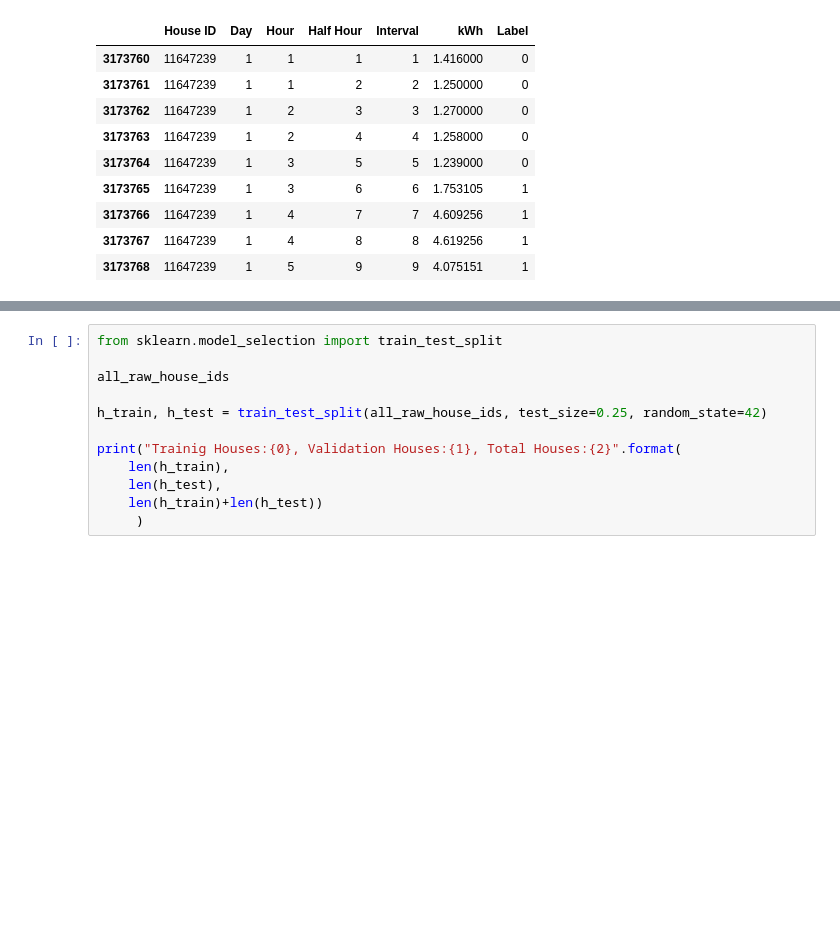
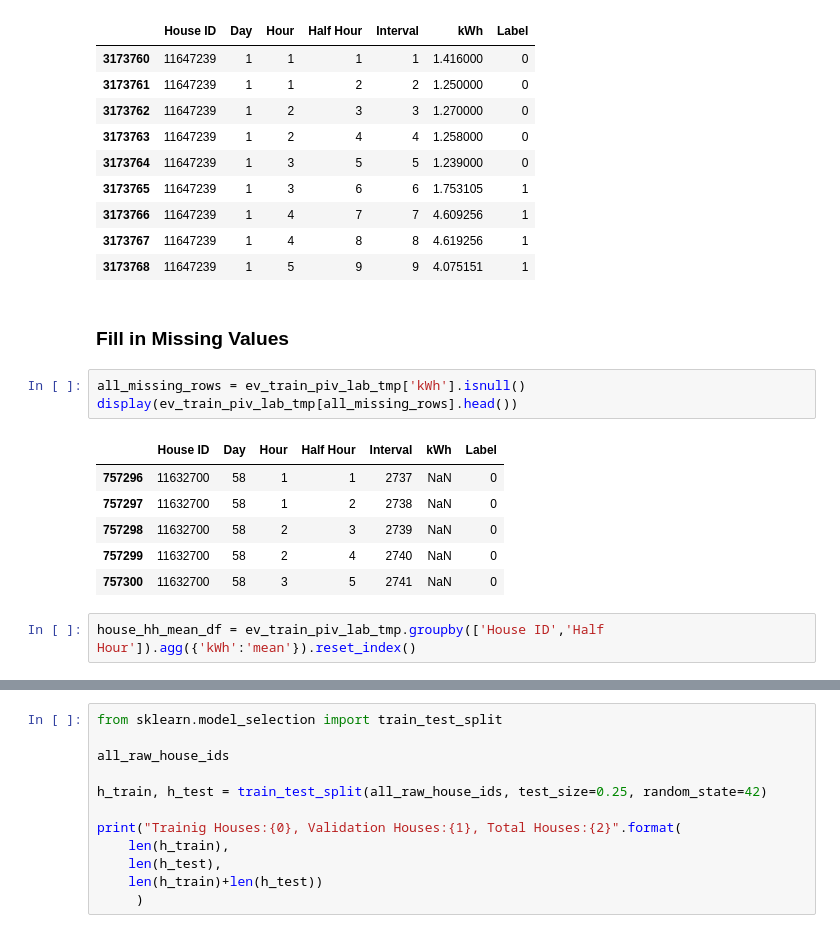
Before and after one commit to torenunez/udacity-mlnd-capstone, a Jupyter notebook: ev-capstone.ipynb, the cells around one changed output, grey strips where cells are left out. Saved outputs shown, nothing was run; the diff lists cells and outputs as text; blank space fills up the shorter version.

```diff
--- a/ev-capstone.ipynb
+++ b/ev-capstone.ipynb
@@ -174,3 +205,17 @@ display(ev_train_piv_lab_tmp[ev_train_piv_lab_tmp['House ID']==11647239].head(9)
 | 3173766 | 11647239 | 1 | 4 | 7 | 7 | 4.609256 | 1 |
 | 3173767 | 11647239 | 1 | 4 | 8 | 8 | 4.619256 | 1 |
 | 3173768 | 11647239 | 1 | 5 | 9 | 9 | 4.075151 | 1 |
+# %% [markdown]
+### Fill in Missing Values
+# %%
+all_missing_rows = ev_train_piv_lab_tmp['kWh'].isnull()
+display(ev_train_piv_lab_tmp[all_missing_rows].head())
+# %% [output]
+|  | House ID | Day | Hour | Half Hour | Interval | kWh | Label |
+| 757296 | 11632700 | 58 | 1 | 1 | 2737 | NaN | 0 |
+| 757297 | 11632700 | 58 | 1 | 2 | 2738 | NaN | 0 |
+| 757298 | 11632700 | 58 | 2 | 3 | 2739 | NaN | 0 |
+| 757299 | 11632700 | 58 | 2 | 4 | 2740 | NaN | 0 |
+| 757300 | 11632700 | 58 | 3 | 5 | 2741 | NaN | 0 |
+# %%
+house_hh_mean_df = ev_train_piv_lab_tmp.groupby(['House ID','Half Hour']).agg({'kWh':'mean'}).reset_index()
```
Also changed, not shown: parts of 23 cells of this notebook.
